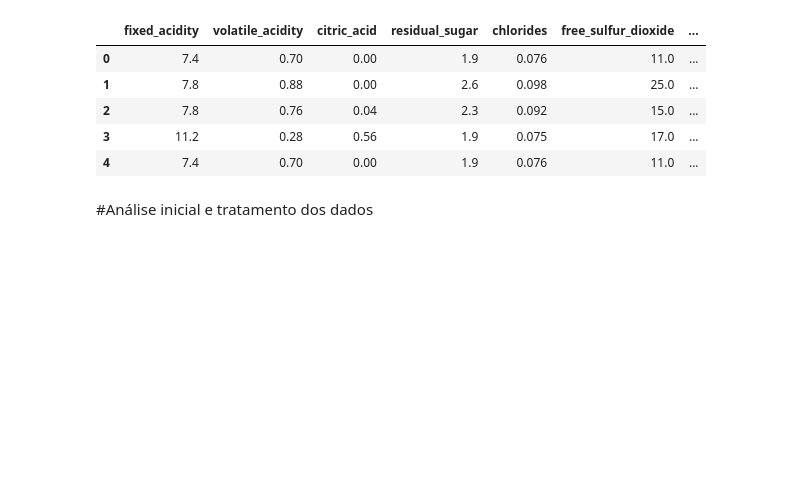
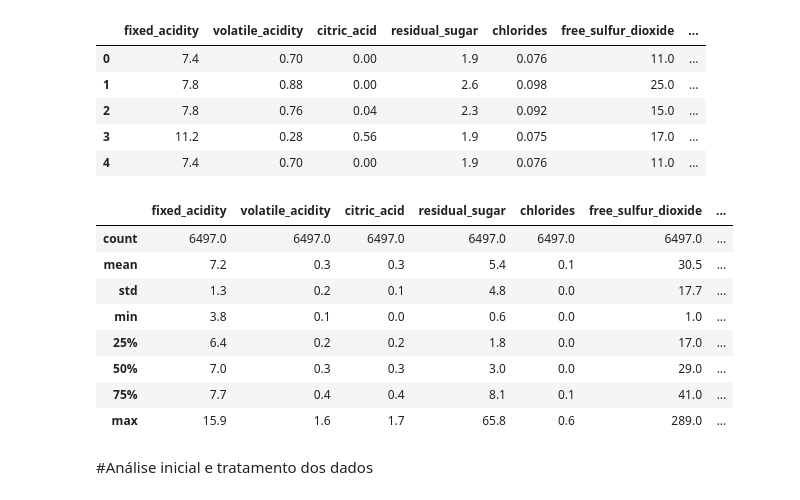
Before and after one commit to julioloch/pratica-data-cience-desco, a Jupyter notebook: Aula_6_PeR_Julio_Loch_Pratica_integradora_de_ciência_de_dados.ipynb, the cells around one changed output. Saved outputs shown, nothing was run; the diff lists cells and outputs as text; code cells hidden in the pictures; blank space fills up the shorter version.

```diff
--- a/Aula_6_PeR_Julio_Loch_Pratica_integradora_de_ciência_de_dados.ipynb
+++ b/Aula_6_PeR_Julio_Loch_Pratica_integradora_de_ciência_de_dados.ipynb
@@ -32,6 +32,18 @@ df.head()
 | 2 | 7.8 | 0.76 | 0.04 | 2.3 | 0.092 | 15.0 | ... |
 | 3 | 11.2 | 0.28 | 0.56 | 1.9 | 0.075 | 17.0 | ... |
 | 4 | 7.4 | 0.70 | 0.00 | 1.9 | 0.076 | 11.0 | ... |
+# %%
+df.describe().round(1)
+# %% [output]
+|  | fixed_acidity | volatile_acidity | citric_acid | residual_sugar | chlorides | free_sulfur_dioxide | ... |
+| count | 6497.0 | 6497.0 | 6497.0 | 6497.0 | 6497.0 | 6497.0 | ... |
+| mean | 7.2 | 0.3 | 0.3 | 5.4 | 0.1 | 30.5 | ... |
+| std | 1.3 | 0.2 | 0.1 | 4.8 | 0.0 | 17.7 | ... |
+| min | 3.8 | 0.1 | 0.0 | 0.6 | 0.0 | 1.0 | ... |
+| 25% | 6.4 | 0.2 | 0.2 | 1.8 | 0.0 | 17.0 | ... |
+| 50% | 7.0 | 0.3 | 0.3 | 3.0 | 0.0 | 29.0 | ... |
+| 75% | 7.7 | 0.4 | 0.4 | 8.1 | 0.1 | 41.0 | ... |
+| max | 15.9 | 1.6 | 1.7 | 65.8 | 0.6 | 289.0 | ... |
 # %% [markdown]
 #Análise inicial e tratamento dos dados
 # %% [markdown]
```
Also changed, not shown: parts of 21 cells of this notebook.
